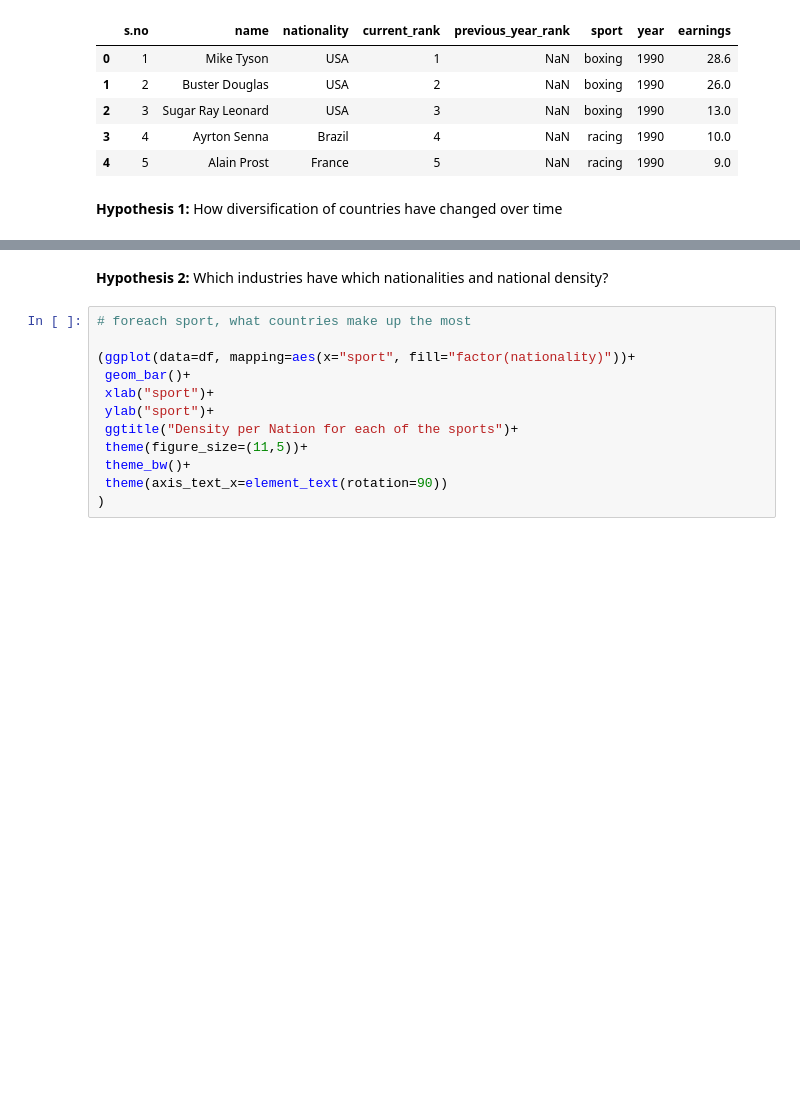
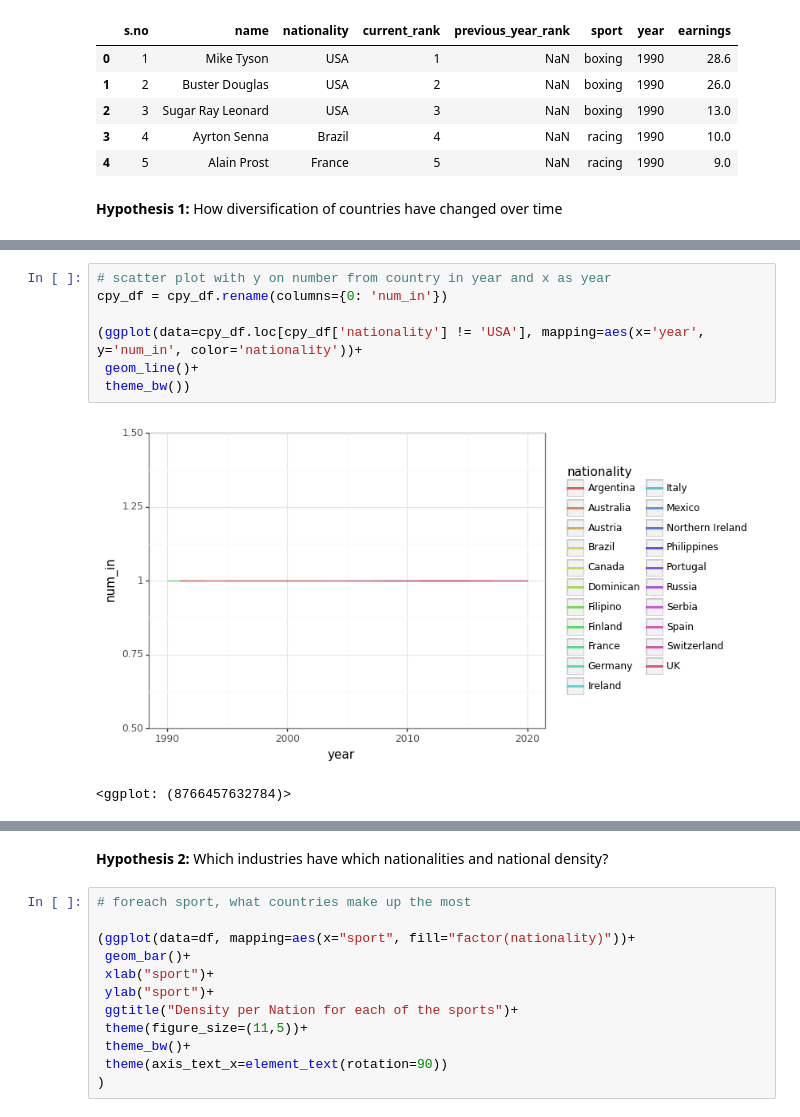
Before and after one commit to zoeshenrw/databootcamp-midterm, a Jupyter notebook: Nathan_Portion.ipynb, the cells around one changed output, grey strips where cells are left out. Drawn from its saved outputs; the diff is of its cells as text; blank space fills up the shorter version.

```diff
--- a/Nathan_Portion.ipynb
+++ b/Nathan_Portion.ipynb
@@ -49,0 +83,10 @@ How diversification of countries have changed over time
+# %%
+# scatter plot with y on number from country in year and x as year
+cpy_df = cpy_df.rename(columns={0: 'num_in'})
+
+(ggplot(data=cpy_df.loc[cpy_df['nationality'] != 'USA'], mapping=aes(x='year', y='num_in', color='nationality'))+
+ geom_line()+
+ theme_bw())
+# %% [output]
+[figure, added]
+<ggplot: (8766457632784)>
```
Also changed, not shown: parts of 16 cells of this notebook.
